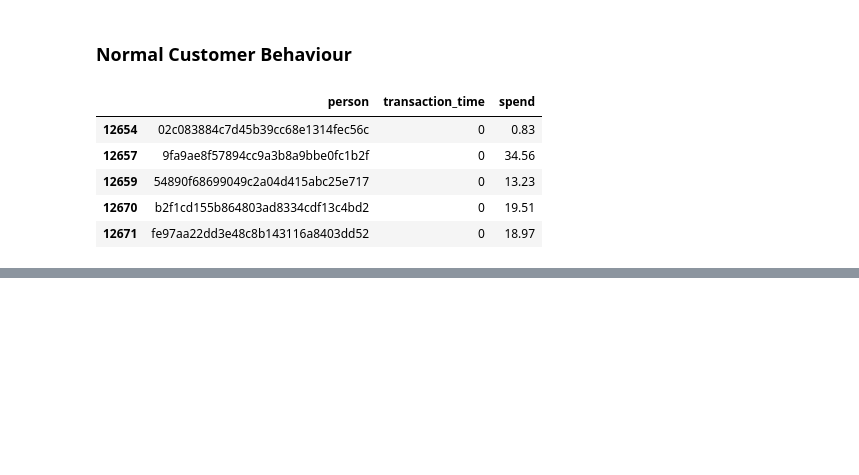
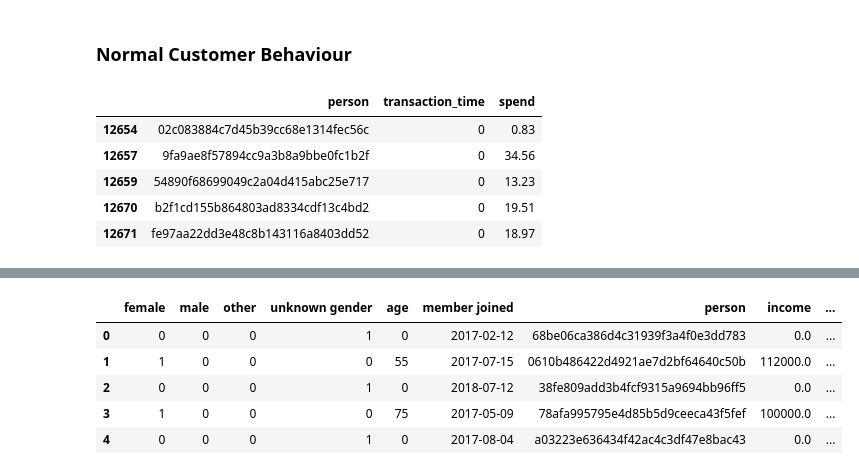
Before and after one commit to WarwickR92/Starbucks-Marketing-Project, a Jupyter notebook: Starbucks Customer Behaviour (Data Cleaning, Formatting & Processing).ipynb, the cells around one changed output, grey strips where cells are left out. Cells and saved outputs as stored; diff of their text form; code cells hidden in the pictures; blank space fills up the shorter version.

```diff
--- a/Starbucks Customer Behaviour (Data Cleaning, Formatting & Processing).ipynb
+++ b/Starbucks Customer Behaviour (Data Cleaning, Formatting & Processing).ipynb
@@ -456,0 +398,43 @@ Users in cluster 4 appear to have a longer membershop and lower weekly spend. Wh
+# %%
+def user_transactions(profile, transactions):
+    """
+    this creates useful information of individual users transactions
+    """
+    # list of consumers in the transaction data
+    consumers = transactions.groupby('person').sum().index
+
+    # calculate the total transaction values for a consumer
+    consumer_spend = transactions.groupby('person')['spend'].sum().values
+
+    # calculate the number of transactions per consumer
+    consumer_trans = transactions.groupby('person')['spend'].count().values
+
+    # create a dataframe with spend info per consumer
+    consumer_data = pd.DataFrame(consumer_trans, index=consumers, columns=['total transactions'])
+
+    # add the total transaction column
+    consumer_data['total spend'] = consumer_spend
+
+    # average spend per transaction
+    consumer_data['spend per trans'] = consumer_data['total spend']/consumer_data['total transactions']
+
+    # combine profile and transaction data
+    consumer_profile = profile.merge(consumer_data, on=['person']).fillna(0)
+
+    # I will take the last date the final day data has been collected
+    final_date = consumer_profile['member joined'].max()
+
+    # membership length in weeks
+    consumer_profile['membership length'] = [round((final_date - x).days / 7,0) for x in consumer_profile['member joined']]
+
+    return consumer_profile
+# %%
+consumer_profiles = user_transactions(clean_prof_df, uninflunced_trans)
+consumer_profiles.head()
+# %% [output]
+|  | female | male | other | unknown gender | age | member joined | person | income | ... |
+| 0 | 0 | 0 | 0 | 1 | 0 | 2017-02-12 | 68be06ca386d4c31939f3a4f0e3dd783 | 0.0 | ... |
+| 1 | 1 | 0 | 0 | 0 | 55 | 2017-07-15 | 0610b486422d4921ae7d2bf64640c50b | 112000.0 | ... |
+| 2 | 0 | 0 | 0 | 1 | 0 | 2018-07-12 | 38fe809add3b4fcf9315a9694bb96ff5 | 0.0 | ... |
+| 3 | 1 | 0 | 0 | 0 | 75 | 2017-05-09 | 78afa995795e4d85b5d9ceeca43f5fef | 100000.0 | ... |
+| 4 | 0 | 0 | 0 | 1 | 0 | 2017-08-04 | a03223e636434f42ac4c3df47e8bac43 | 0.0 | ... |
```
Also changed, not shown: parts of 22 cells of this notebook.
